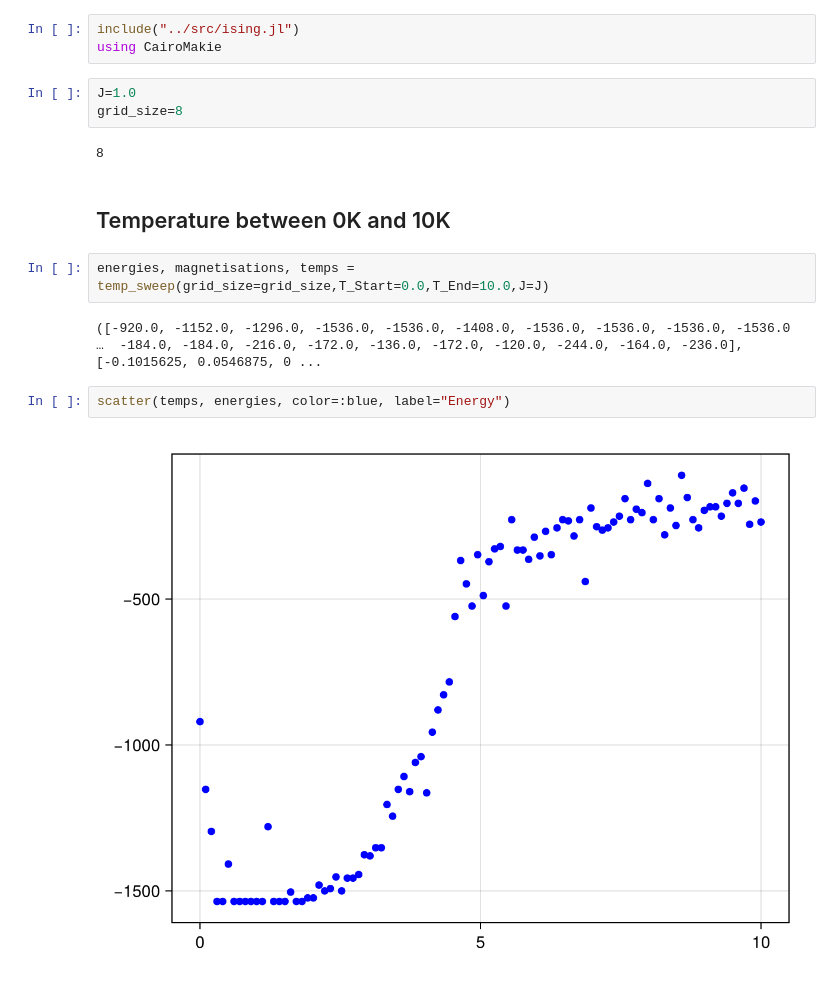
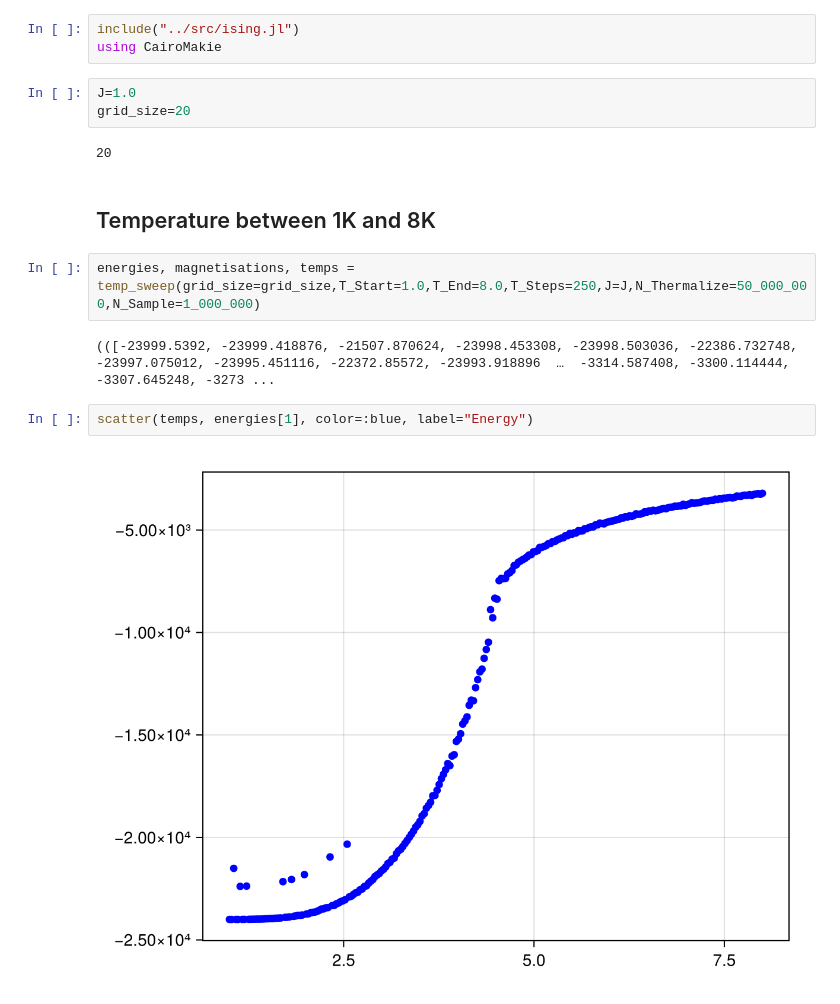
Before and after one commit to emhl/CoPhy3, a Jupyter notebook: ex01/notebooks/temperature_variation.ipynb, the cells around one changed output. Cells and saved outputs as stored; diff of their text form.

```diff
--- a/ex01/notebooks/temperature_variation.ipynb
+++ b/ex01/notebooks/temperature_variation.ipynb
@@ -7,17 +7,17 @@ include("../src/ising.jl")
 using CairoMakie
 # %%
 J=1.0
-grid_size=8
+grid_size=20
 # %% [output]
-8
+20
 # %% [markdown]
-## Temperature between 0K and 10K
+## Temperature between 1K and 8K
 # %%
-energies, magnetisations, temps = temp_sweep(grid_size=grid_size,T_Start=0.0,T_End=10.0,J=J)
+energies, magnetisations, temps = temp_sweep(grid_size=grid_size,T_Start=1.0,T_End=8.0,T_Steps=250,J=J,N_Thermalize=50_000_000,N_Sample=1_000_000)
 # %% [output]
-([-920.0, -1152.0, -1296.0, -1536.0, -1536.0, -1408.0, -1536.0, -1536.0, -1536.0, -1536.0  …  -184.0, -184.0, -216.0, -172.0, -136.0, -172.0, -120.0, -244.0, -164.0, -236.0], [-0.1015625, 0.0546875, 0 ...
+(([-23999.5392, -23999.418876, -21507.870624, -23998.453308, -23998.503036, -22386.732748, -23997.075012, -23995.451116, -22372.85572, -23993.918896  …  -3314.587408, -3300.114444, -3307.645248, -3273 ...
 # %%
-scatter(temps, energies, color=:blue, label="Energy")
+scatter(temps, energies[1], color=:blue, label="Energy")
 # %% [output]
-[figure, old version]
+[figure, new version]
 # %%
```
Also changed, not shown: parts of 7 cells of this notebook.
